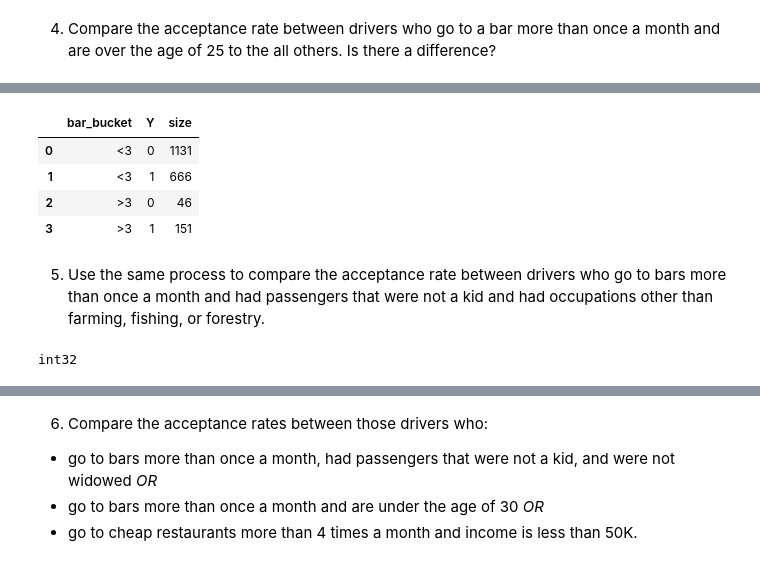
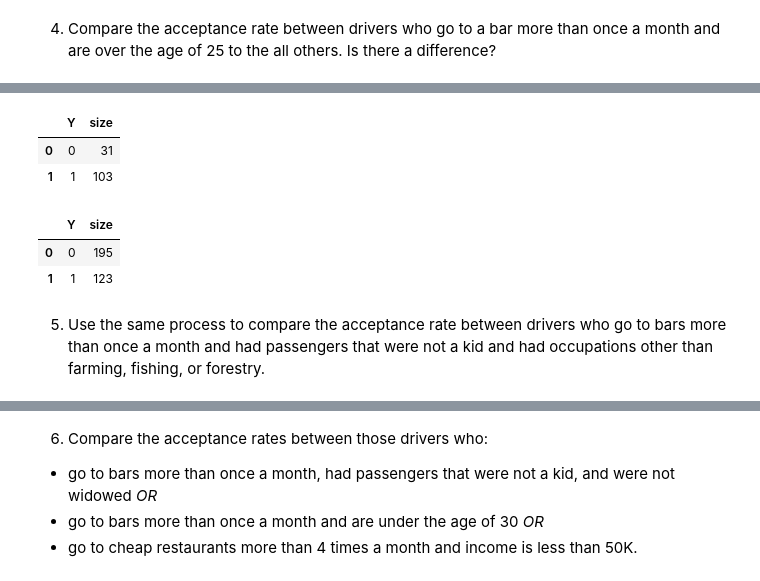
Before and after one commit to cdungca/ucb-ml-ai, a Jupyter notebook: assignment_5_1_starter/prompt.ipynb, the cells around one changed output, grey strips where cells are left out. Cells and saved outputs as stored; diff of their text form; code cells hidden in the pictures.

```diff
--- a/assignment_5_1_starter/prompt.ipynb
+++ b/assignment_5_1_starter/prompt.ipynb
@@ -348,8 +328,0 @@ The default of observed=False is deprecated and will be changed to True in a fut
-# %%
-bardata
-# %% [output]
-|  | bar_bucket | Y | size |
-| 0 | <3 | 0 | 1131 |
-| 1 | <3 | 1 | 666 |
-| 2 | >3 | 0 | 46 |
-| 3 | >3 | 1 | 151 |
@@ -355,0 +332,6 @@ bardata
+# %%
+scenariodf1
+# %% [output]
+|  | Y | size |
+| 0 | 0 | 31 |
+| 1 | 1 | 103 |
@@ -356,8 +349,17 @@ bardata
+# %%
+scenariodf2
+# %% [output]
+|  | Y | size |
+| 0 | 0 | 195 |
+| 1 | 1 | 123 |
 # %% [markdown]
 5. Use the same process to compare the acceptance rate between drivers who go to bars more than once a month and had passengers that were not a kid and had occupations other than farming, fishing, or forestry.
 # %%
 # convert Bar column to int
-coupon['Bar'] = coupon['Bar'].astype(int)
-newcoupon = coupon.query("Bar > 1").query("passanger != 'Kid(s)'").query("occupation != 'Farming Fishing & Forestry'")
+#coupon['Bar'] = coupon['Bar'].astype(int)
+scenariodf3 = barcoupon.query("Bar > 1").query("passanger != 'Kid(s)'").query("occupation != 'Farming Fishing & Forestry'")
+
+scenariodf3 = scenariodf3.groupby('Y').size().reset_index(name='size')
+
+fig = px.bar(scenariodf3, x='Y', y='size',color='Y')
+fig.show()
-# %% [output]
-int32
```
Also changed, not shown: parts of 60 cells of this notebook, 9 other files.
